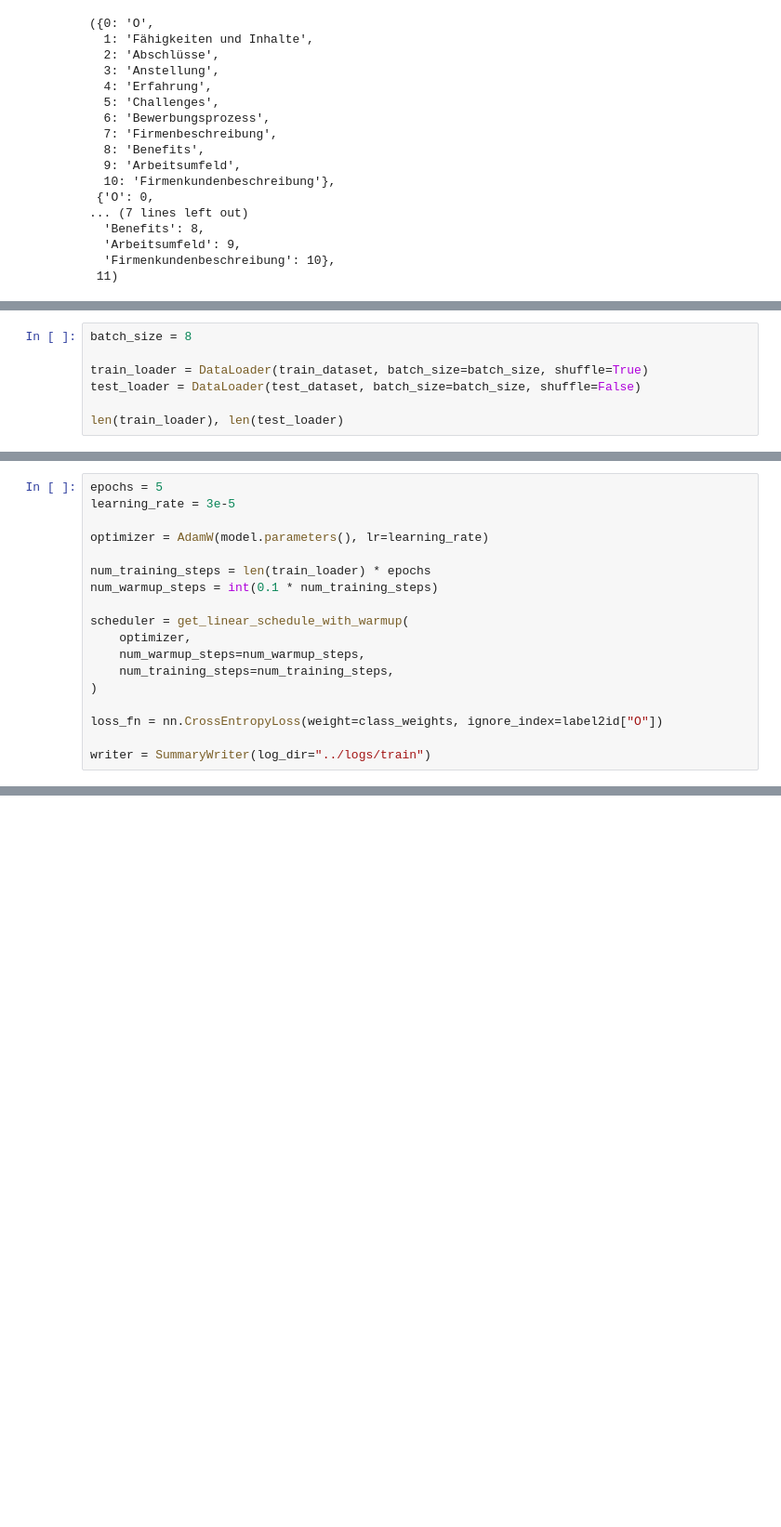
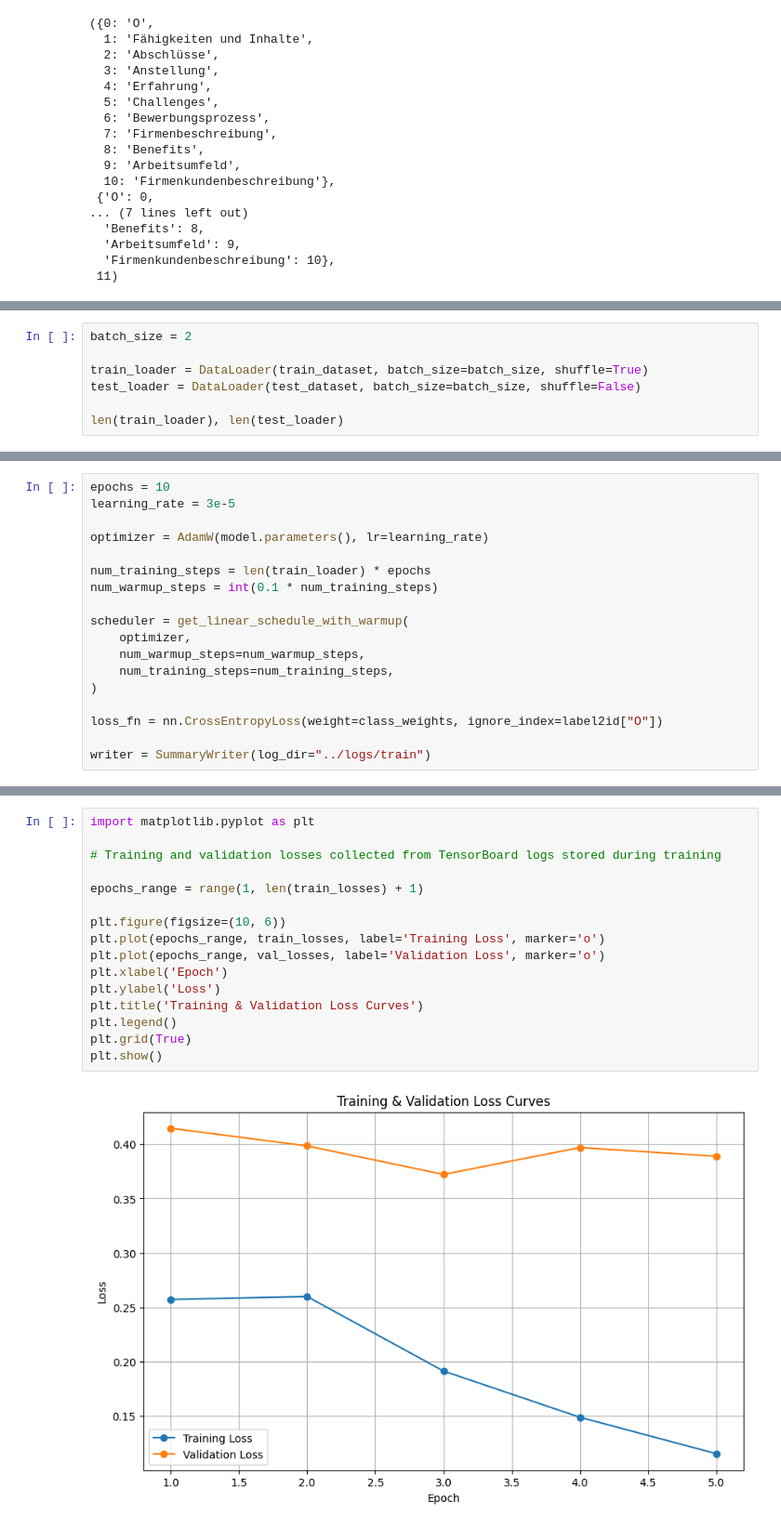
Before and after one commit to mansamoussa/llm-skill-extractor, a Jupyter notebook: notebooks/02_train_bert.ipynb, the cells around one changed output, grey strips where cells are left out. Shown: that part at 93% size. Cells and saved outputs as stored; diff of their text form; blank space fills up the shorter version.

Commit message:
Bert trained

```diff
--- a/notebooks/02_train_bert.ipynb
+++ b/notebooks/02_train_bert.ipynb
@@ -155,5 +160,5 @@ device
 # %%
-batch_size = 8
+batch_size = 2
 
 train_loader = DataLoader(train_dataset, batch_size=batch_size, shuffle=True)
 test_loader = DataLoader(test_dataset, batch_size=batch_size, shuffle=False)
@@ -203,5 +211,5 @@ class_weights
 # %%
-epochs = 5
+epochs = 10
 learning_rate = 3e-5
 
 optimizer = AdamW(model.parameters(), lr=learning_rate)
@@ -276 +337,19 @@ writer.close()
+# %%
+import matplotlib.pyplot as plt
+
+# Training and validation losses collected from TensorBoard logs stored during training
+
+epochs_range = range(1, len(train_losses) + 1)
+
+plt.figure(figsize=(10, 6))
+plt.plot(epochs_range, train_losses, label='Training Loss', marker='o')
+plt.plot(epochs_range, val_losses, label='Validation Loss', marker='o')
+plt.xlabel('Epoch')
+plt.ylabel('Loss')
+plt.title('Training & Validation Loss Curves')
+plt.legend()
+plt.grid(True)
+plt.show()
+# %% [output]
+[figure, added]
 # %%
```
Also changed, not shown: parts of 11 cells of this notebook.
